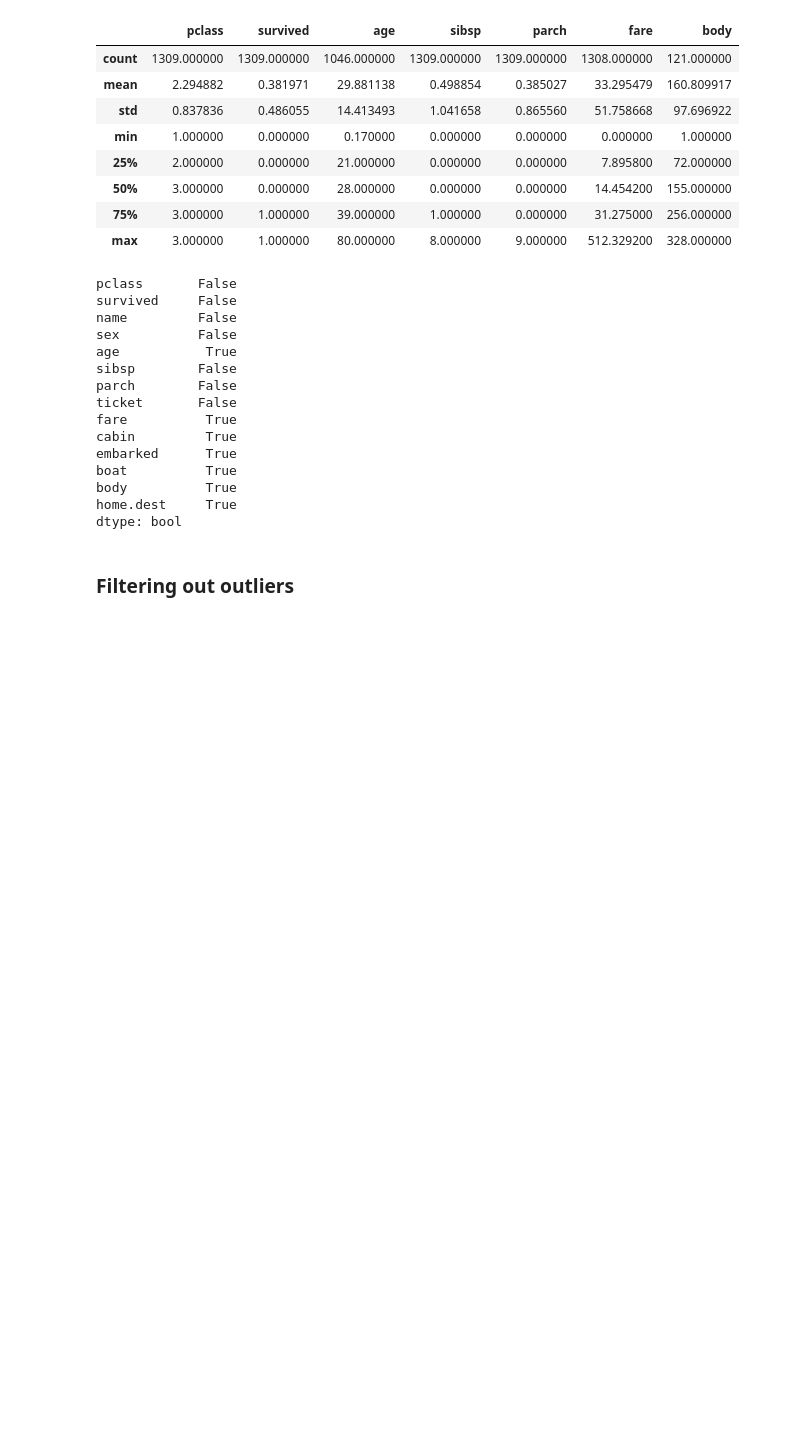
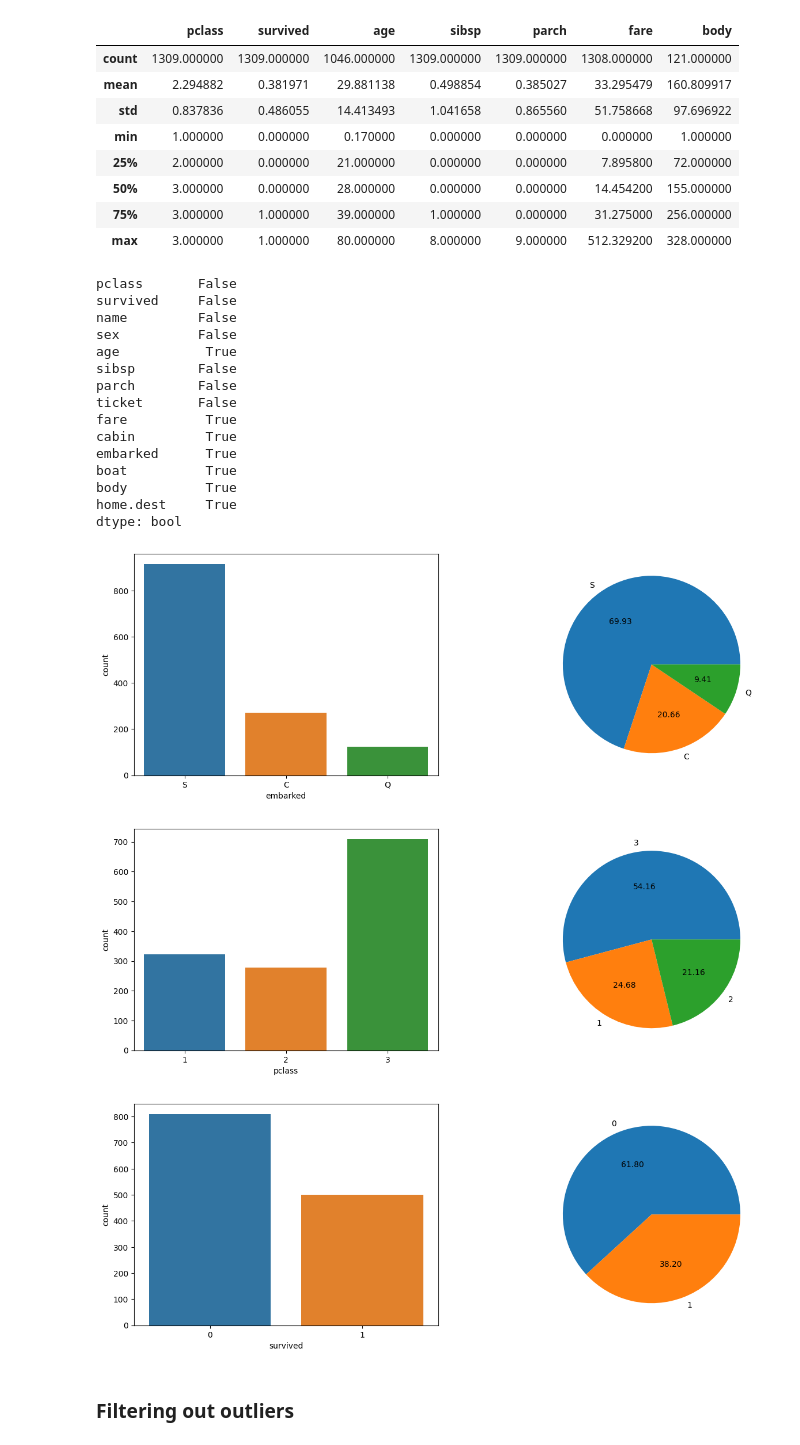
Before and after one commit to GoncaloPinto03/IA-FEUP, a Jupyter notebook: proj2/src/main.ipynb, the cells around one changed output. Cells and saved outputs as stored; diff of their text form; code cells hidden in the pictures; blank space fills up the shorter version.

```diff
--- a/proj2/src/main.ipynb
+++ b/proj2/src/main.ipynb
@@ -120,3 +123,19 @@ dtype: bool
+# %%
+def count_pie(dataframe,column):
+    plt.figure(figsize=(15,5))
+    plt.subplot(1,2,1)
+    sns.countplot(data=dataframe,x=column)
+    plt.subplot(1,2,2)
+    plt.pie(x=dataframe[column].value_counts().values,labels=dataframe[column].value_counts().index,autopct='%.2f')
+    plt.show()
+# %%
+count_pie(dataframe=df ,column='embarked')
+count_pie(dataframe=df ,column='pclass')
+count_pie(dataframe=df ,column='survived')
+# %% [output]
+[figure, added]
+[figure, added]
+[figure, added]
 # %% [markdown]
 ### Filtering out outliers
 # %%
```
Also changed, not shown: parts of 28 cells of this notebook, 1 other file.
